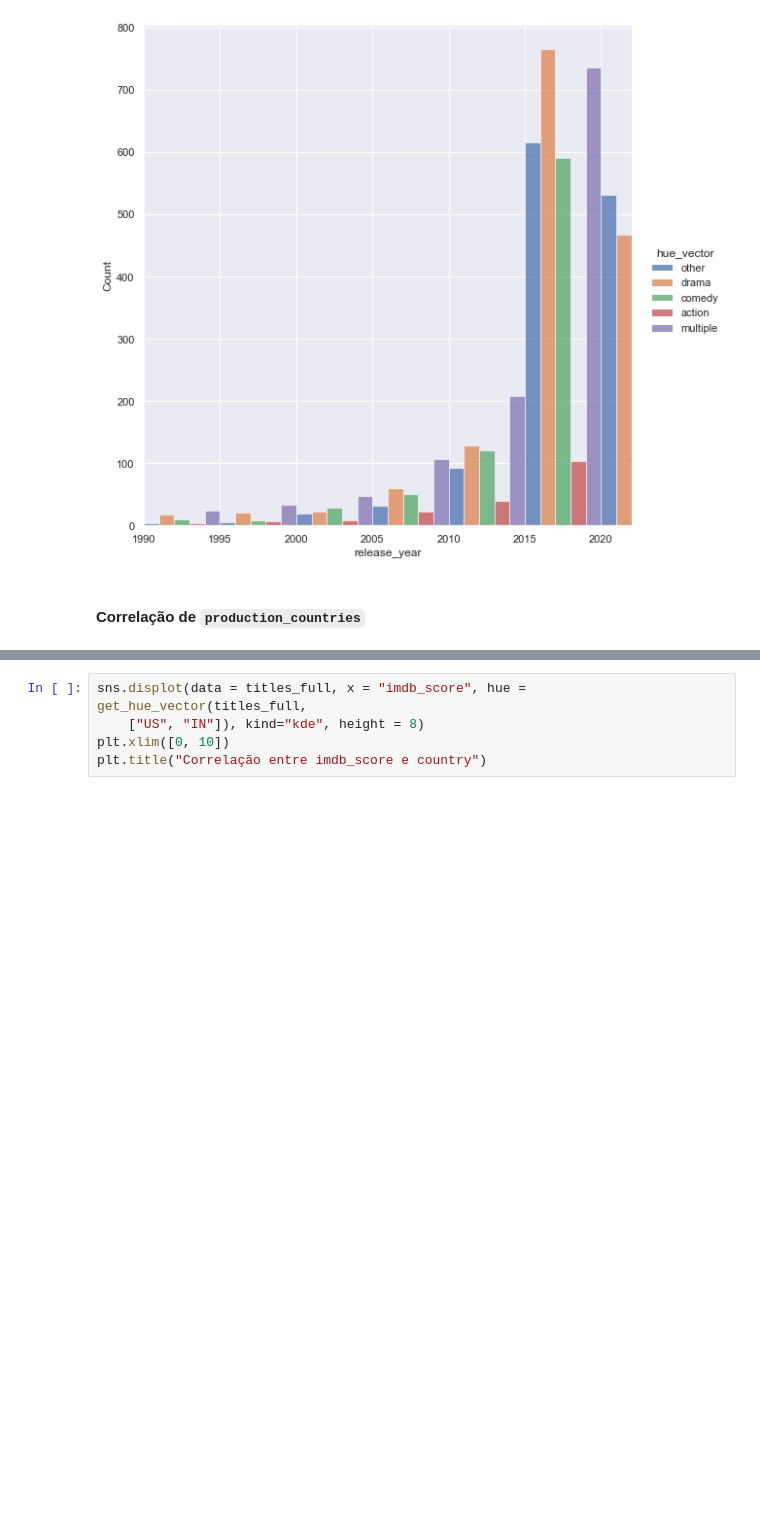
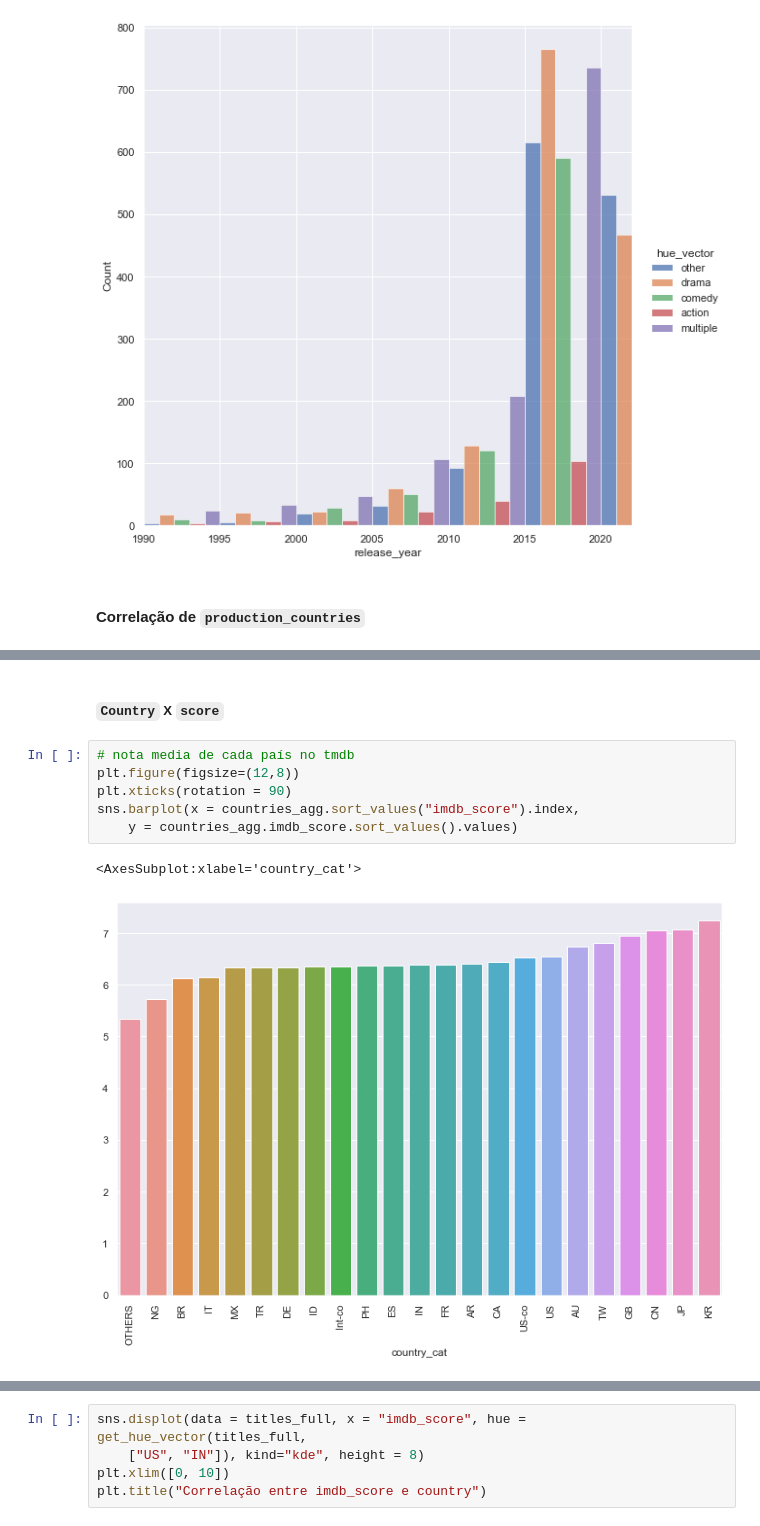
Before and after one commit to RodrigoLaraG/Data-Sci, a Jupyter notebook: DataSets/Netflix/NetflixNotebook.ipynb, the cells around one changed output, grey strips where cells are left out. Saved outputs shown, nothing was run; the diff lists cells and outputs as text; blank space fills up the shorter version.

```diff
--- a/DataSets/Netflix/NetflixNotebook.ipynb
+++ b/DataSets/Netflix/NetflixNotebook.ipynb
@@ -1891,0 +1932,11 @@ plt.xlim([1990, 2022])
+# %% [markdown]
+##### `Country` X `score`
+# %%
+# nota media de cada país no tmdb
+plt.figure(figsize=(12,8))
+plt.xticks(rotation = 90)
+sns.barplot(x = countries_agg.sort_values("imdb_score").index,
+    y = countries_agg.imdb_score.sort_values().values)
+# %% [output]
+<AxesSubplot:xlabel='country_cat'>
+[figure, added]
```
Also changed, not shown: parts of 16 cells of this notebook.
